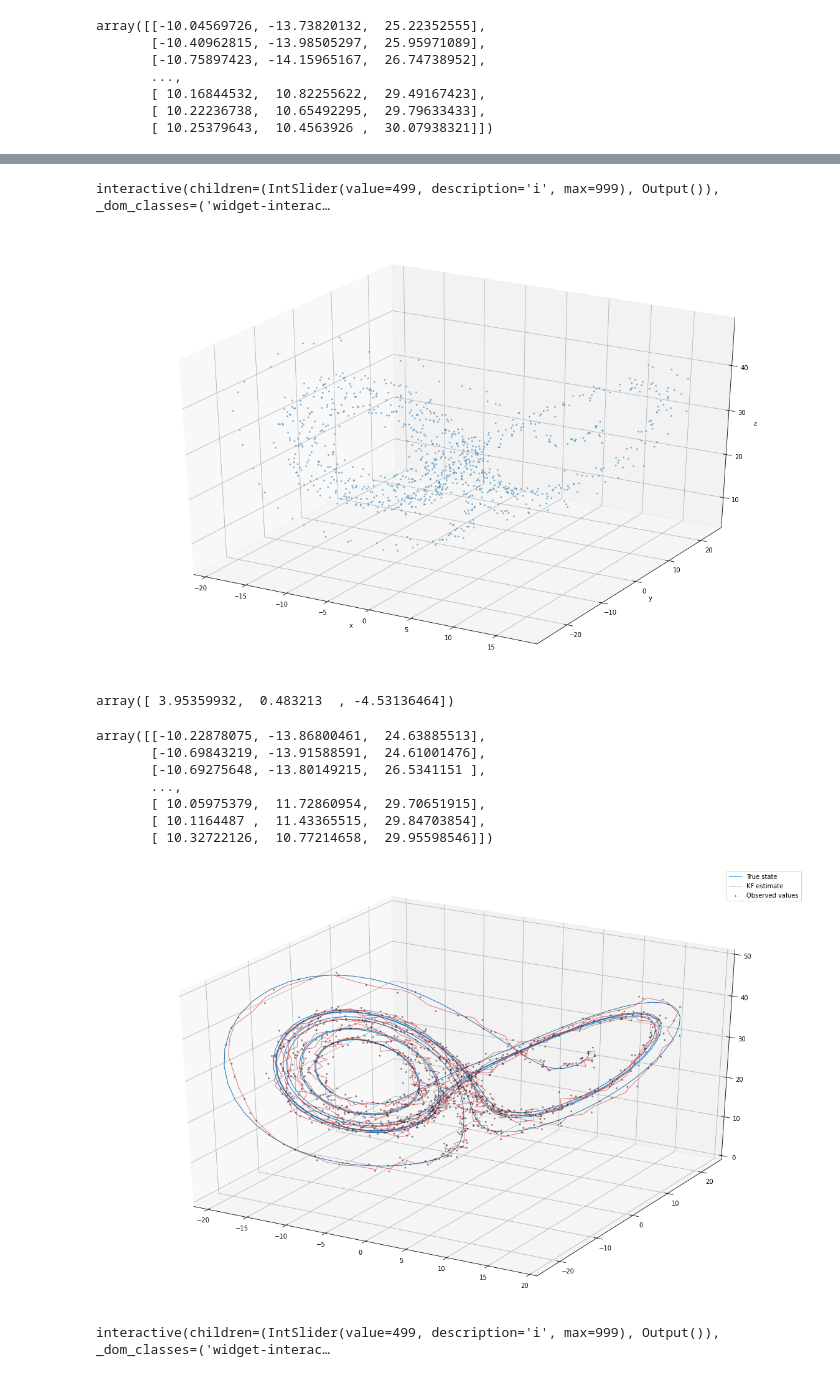
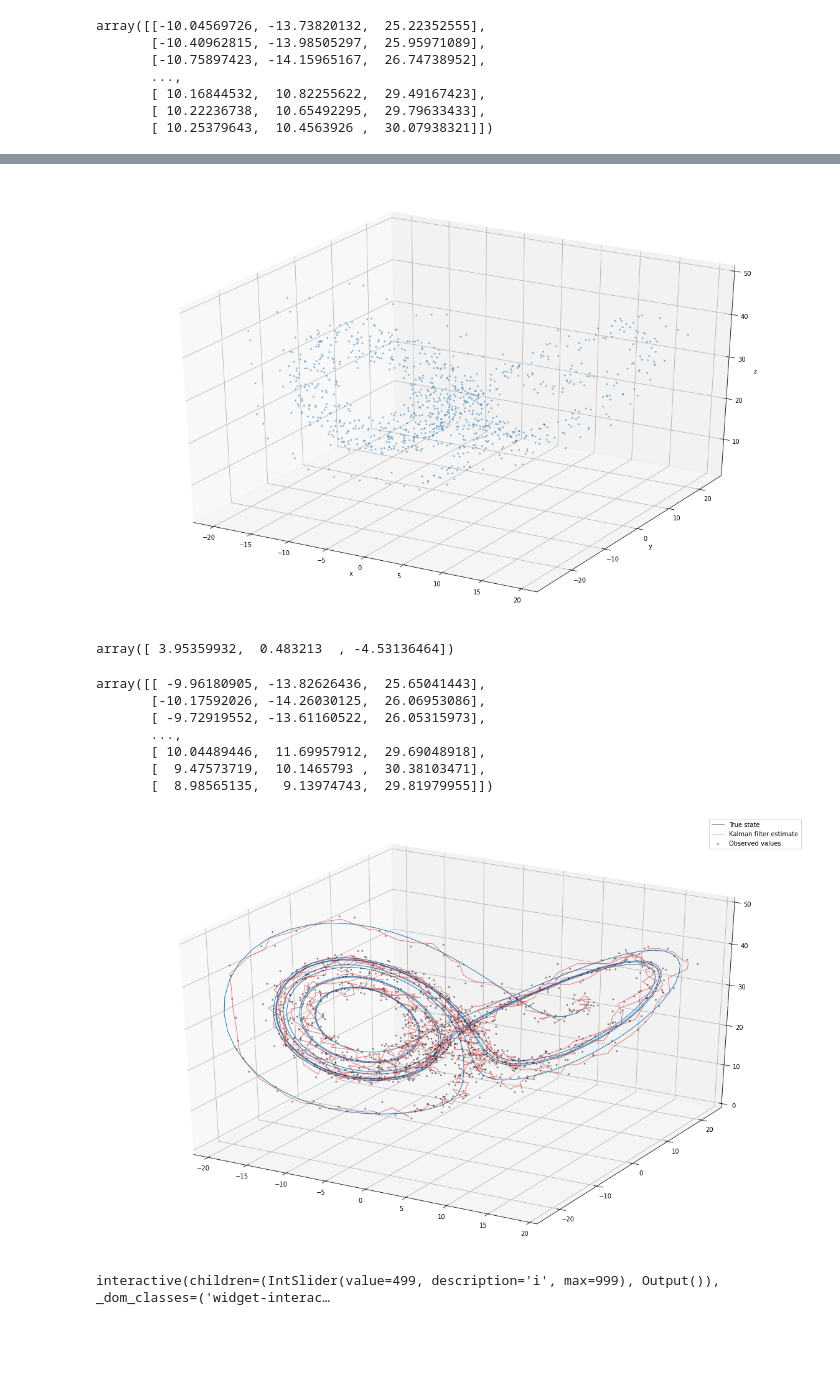
Before and after one commit to andrewbrettin/comp_stat_project, a Jupyter notebook: code/Lorenz_KF.ipynb, the cells around one changed output, grey strips where cells are left out. Cells and saved outputs as stored; diff of their text form; code cells hidden in the pictures; blank space fills up the shorter version.

```diff
--- a/code/Lorenz_KF.ipynb
+++ b/code/Lorenz_KF.ipynb
@@ -57,20 +56,6 @@ fig.tight_layout()
-# %%
-def plot(i):
-    ax = plt.gca(projection='3d')
-    ax.plot(y[0:i, 0], y[0:i, 1], y[0:i, 2] ,lw=0.5)
-    ax.set_xlim(-21, 20)
-    ax.set_ylim(-25, 25)
-    ax.set_zlim(0, 50)
-    fig = plt.gcf()
-    fig.tight_layout()
-
-num_records = np.shape(y)[0]
-ipywidgets.interact(plot, i=(0, num_records-1, 1));
-# %% [output]
-interactive(children=(IntSlider(value=499, description='i', max=999), Output()), _dom_classes=('widget-interac…
 # %%
 # Add noise to true y
-noise = rng.multivariate_normal(mean=np.zeros(3), cov=0.5*np.eye(3), size=N)
+noise = rng.multivariate_normal(mean=np.zeros(3), cov=np.eye(3), size=N)
 obs = y + noise
 # %%
 fig = plt.figure()
@@ -79,7 +64,7 @@ ax.scatter(obs[:, 0], obs[:, 1], obs[:, 2] , lw=0.5, alpha=0.5, s=5)
 ax.set(xlabel='x', ylabel='y', zlabel='z');
 fig.tight_layout()
 # %% [output]
-[figure, old version]
+[figure, new version]
 # %%
 accels = np.zeros((N,3))
 
@@ -90,7 +75,7 @@ np.mean(accels, axis=0)
 # %% [output]
 array([ 3.95359932,  0.483213  , -4.53136464])
 # %%
-kf = KalmanFilter(dt, y0, [3, 0.5, -4])
+kf = KalmanFilter(dt, y0, [4, 0.5, -4])
 # %%
 forecasts = []
 updates = []
@@ -104,32 +89,32 @@ updates = np.array(updates)
 # %%
 np.array(updates)
 # %% [output]
-array([[-10.22878075, -13.86800461,  24.63885513],
-       [-10.69843219, -13.91588591,  24.61001476],
-       [-10.69275648, -13.80149215,  26.5341151 ],
+array([[ -9.96180905, -13.82626436,  25.65041443],
+       [-10.17592026, -14.26030125,  26.06953086],
+       [ -9.72919552, -13.61160522,  26.05315973],
        ...,
-       [ 10.05975379,  11.72860954,  29.70651915],
-       [ 10.1164487 ,  11.43365515,  29.84703854],
-       [ 10.32722126,  10.77214658,  29.95598546]])
+       [ 10.04489446,  11.69957912,  29.69048918],
+       [  9.47573719,  10.1465793 ,  30.38103471],
+       [  8.98565135,   9.13974743,  29.81979955]])
 # %%
 ax = plt.gca(projection='3d')
 ax.plot(y[:, 0], y[:, 1], y[:, 2],
         lw=1, alpha=1, label='True state')
 ax.scatter(obs[:, 0], obs[:, 1], obs[:, 2],
            color=(0.1,0.1,0.1), lw=0.5, alpha=0.5, s=5, label='Observed values')
 ax.plot(updates[:, 0], updates[:, 1], updates[:, 2],
-        color='tab:red', lw=1, alpha=0.6, label='KF estimate')
+        color='tab:red', lw=1, alpha=0.6, label='Kalman filter estimate')
 
 
 ax.set_xlim(-21, 20)
 ax.set_ylim(-25, 25)
 ax.set_zlim(0, 50)
 
 ax.legend()
 fig = plt.gcf()
 fig.tight_layout()
 # %% [output]
-[figure, old version]
+[figure, new version]
 # %%
 def plot(i):
     ax = plt.gca(projection='3d')
```
Also changed, not shown: parts of 1 cell of this notebook, 1 other file.
